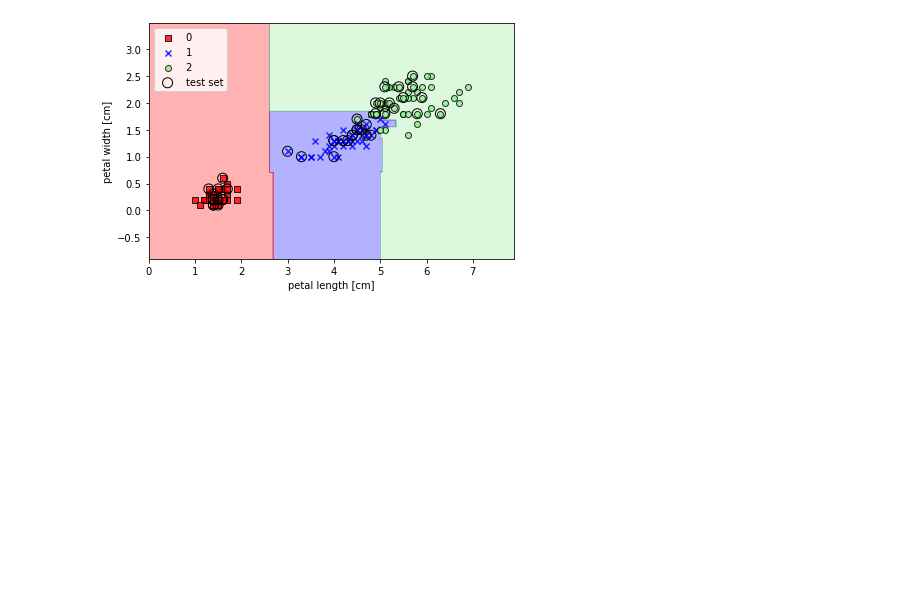
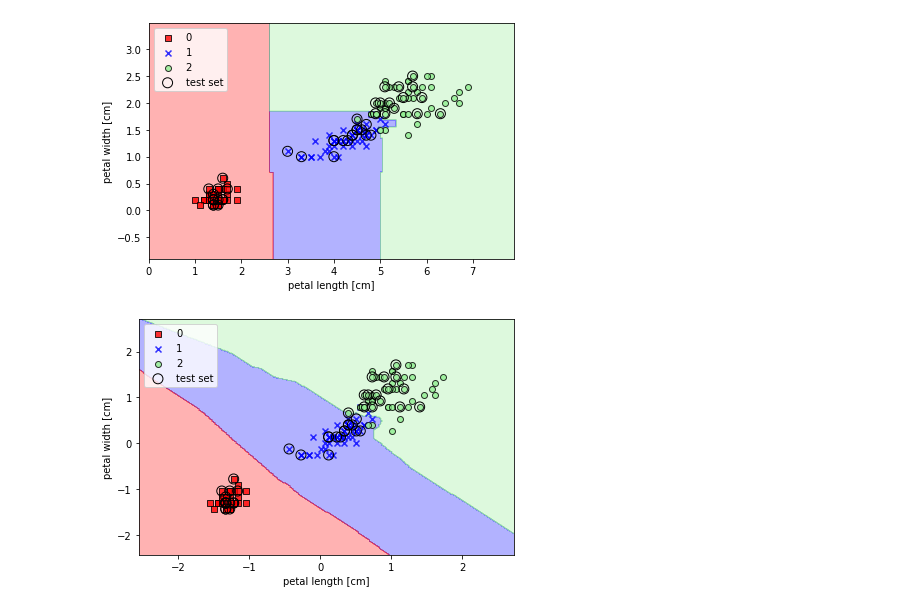
Before and after one commit to SuperVingo/ML-Study, a Jupyter notebook: Chapter 3/logistic.ipynb, the cells around one changed output. Drawn from its saved outputs; the diff is of its cells as text; code cells hidden in the pictures; blank space fills up the shorter version.

```diff
--- a/Chapter 3/logistic.ipynb
+++ b/Chapter 3/logistic.ipynb
@@ -282,11 +282,13 @@ plt.show()
 [figure]
 # %%
 from sklearn.neighbors import KNeighborsClassifier
-knn = KNeighborsClassifier(n_neighbors=5, p=2, netric='minkowski')
+knn = KNeighborsClassifier(n_neighbors=5, p=2, metric='minkowski')
 knn.fit(X_train_std, y_train)
 plot_decision_region(X_combined_std, y_combined, classifier=knn, test_idx=range(105, 150))
 plt.xlabel('petal length [cm]')
 plt.ylabel('petal width [cm]')
 plt.legend(loc='upper left')
 plt.tight_layout()
 plt.show()
+# %% [output]
+[figure, added]
```
Also changed, not shown: 2 other files.
